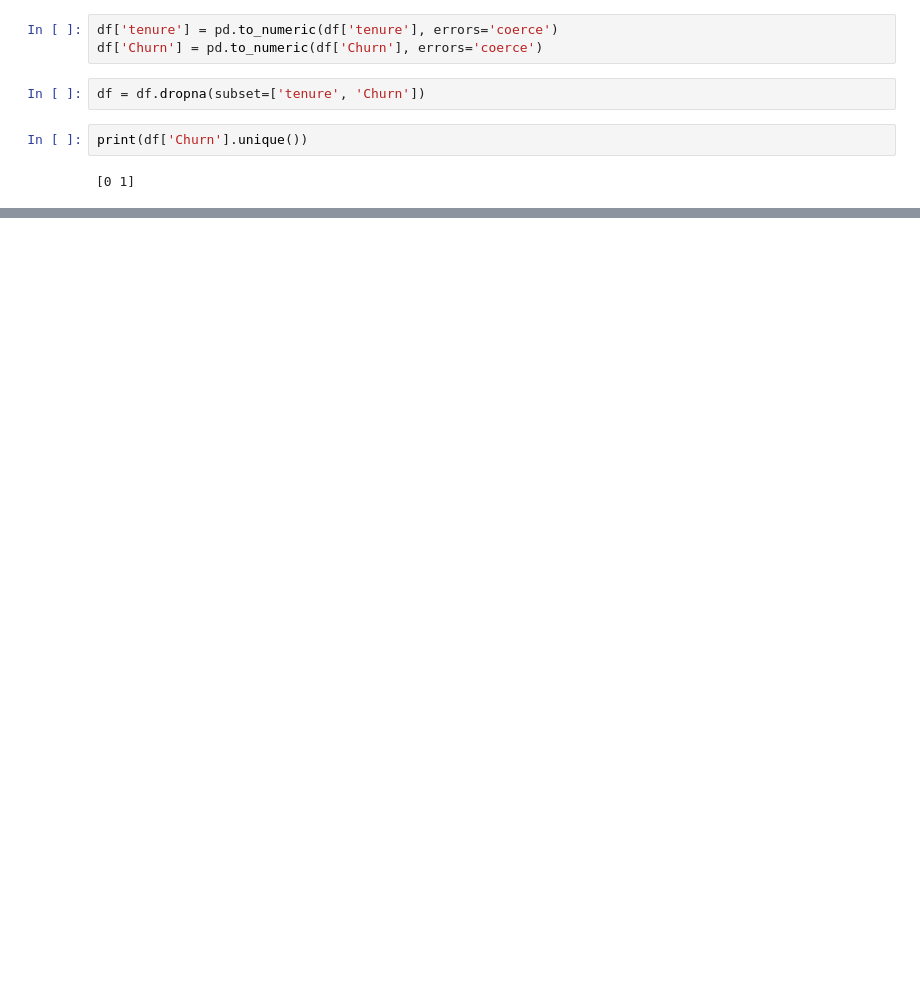
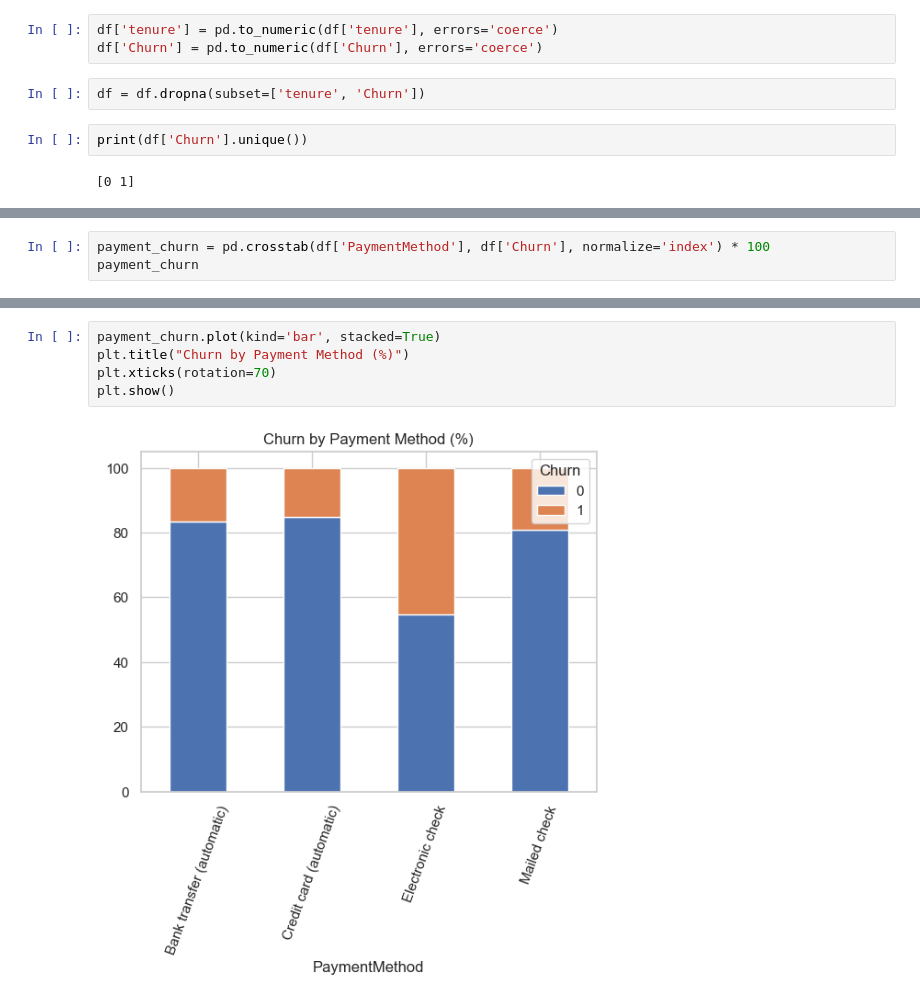
Before and after one commit to Ibsa-M/Telco-Churn-Analysis-Dataset, a Jupyter notebook: notebooks/exploratory_analysis.ipynb, the cells around one changed output, grey strips where cells are left out. Cells and saved outputs as stored; diff of their text form; blank space fills up the shorter version.

```diff
--- a/notebooks/exploratory_analysis.ipynb
+++ b/notebooks/exploratory_analysis.ipynb
@@ -91,0 +147,3 @@ print(df['Churn'].unique())
+# %%
+payment_churn = pd.crosstab(df['PaymentMethod'], df['Churn'], normalize='index') * 100
+payment_churn
@@ -91,0 +157,7 @@ print(df['Churn'].unique())
+# %%
+payment_churn.plot(kind='bar', stacked=True)
+plt.title("Churn by Payment Method (%)")
+plt.xticks(rotation=70)
+plt.show()
+# %% [output]
+[figure, added]
```
Also changed, not shown: parts of 28 cells of this notebook, 1 other file.
